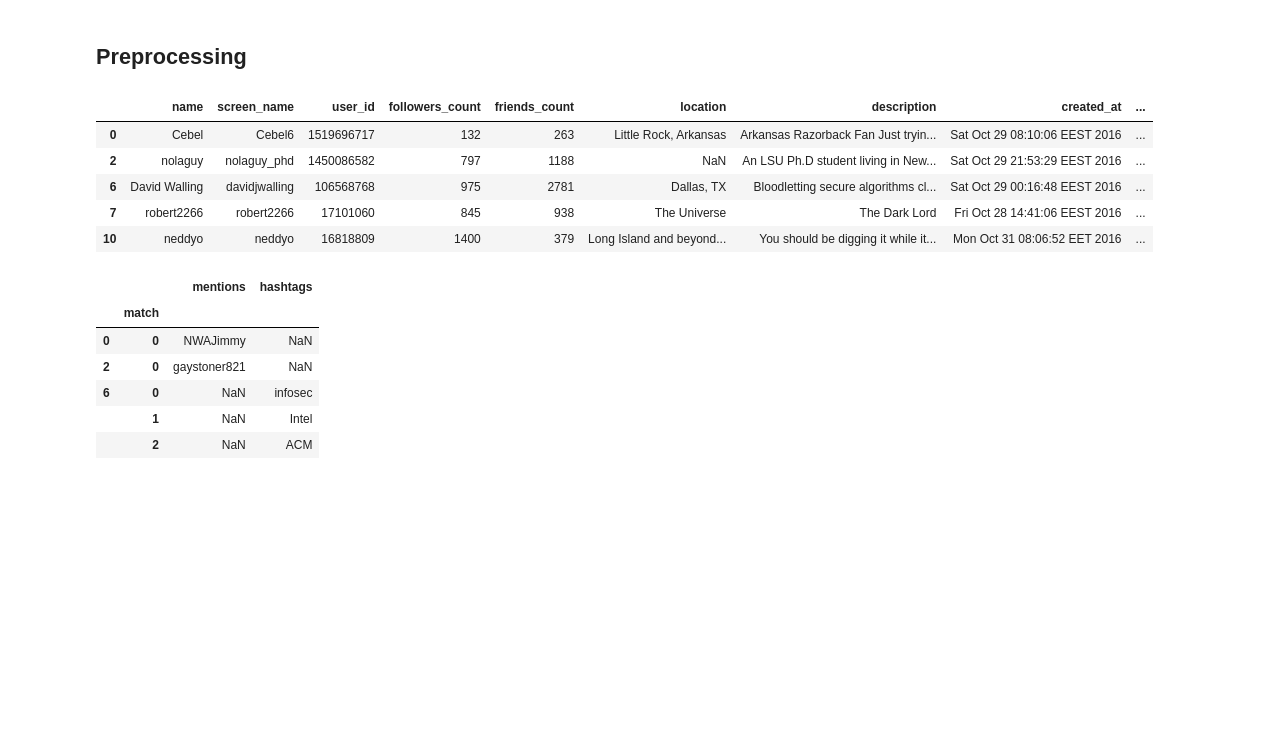
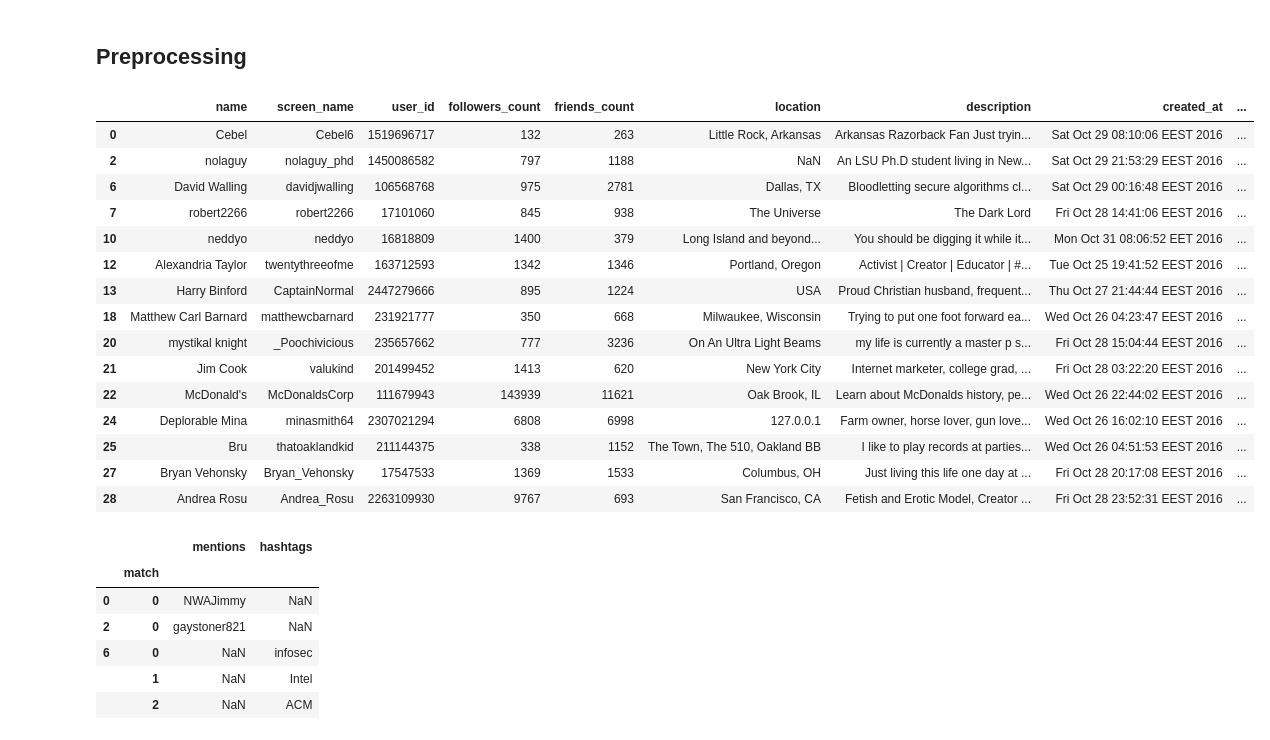
Before and after one commit to aaronenberg/clinton-trump-followers, a Jupyter notebook: csc177-project1.ipynb, the cells around one changed output. Drawn from its saved outputs; the diff is of its cells as text; code cells hidden in the pictures; blank space fills up the shorter version.

```diff
--- a/csc177-project1.ipynb
+++ b/csc177-project1.ipynb
@@ -6,6 +6,7 @@
 #### Group members: Aaron Enberg,
 # %%
 import pandas as pd
+pd.set_option('display.max_colwidth', -1)
 # %%
 column_names = ['Name', 'screen_Name', 'User_ID',
                 'Followers_Count', 'Friends_Count',
@@ -48,19 +49,29 @@ dtype: object
 # %% [markdown]
 ## Preprocessing
 # %%
-pattern = r'^RT'
+pattern = r'^RT\s'
 
 # matches retweets and removes them
 tweets = tweets[tweets.text.str.match(pattern) == False]
 # %%
-tweets.head()
+tweets.head(n = 15)
 # %% [output]
 |  | name | screen_name | user_id | followers_count | friends_count | location | description | created_at | ... |
 | 0 | Cebel | Cebel6 | 1519696717 | 132 | 263 | Little Rock, Arkansas | Arkansas Razorback Fan Just tryin... | Sat Oct 29 08:10:06 EEST 2016 | ... |
 | 2 | nolaguy | nolaguy_phd | 1450086582 | 797 | 1188 | NaN | An LSU Ph.D student living in New... | Sat Oct 29 21:53:29 EEST 2016 | ... |
 | 6 | David Walling | davidjwalling | 106568768 | 975 | 2781 | Dallas, TX | Bloodletting secure algorithms cl... | Sat Oct 29 00:16:48 EEST 2016 | ... |
 | 7 | robert2266 | robert2266 | 17101060 | 845 | 938 | The Universe | The Dark Lord | Fri Oct 28 14:41:06 EEST 2016 | ... |
 | 10 | neddyo | neddyo | 16818809 | 1400 | 379 | Long Island and beyond... | You should be digging it while it... | Mon Oct 31 08:06:52 EET 2016 | ... |
+| 12 | Alexandria Taylor | twentythreeofme | 163712593 | 1342 | 1346 | Portland, Oregon | Activist | Creator | Educator | #... | Tue Oct 25 19:41:52 EEST 2016 | ... |
+| 13 | Harry Binford | CaptainNormal | 2447279666 | 895 | 1224 | USA | Proud Christian husband, frequent... | Thu Oct 27 21:44:44 EEST 2016 | ... |
+| 18 | Matthew Carl Barnard | matthewcbarnard | 231921777 | 350 | 668 | Milwaukee, Wisconsin | Trying to put one foot forward ea... | Wed Oct 26 04:23:47 EEST 2016 | ... |
+| 20 | mystikal knight | _Poochivicious | 235657662 | 777 | 3236 | On An Ultra Light Beams | my life is currently a master p s... | Fri Oct 28 15:04:44 EEST 2016 | ... |
+| 21 | Jim Cook | valukind | 201499452 | 1413 | 620 | New York City | Internet marketer, college grad, ... | Fri Oct 28 03:22:20 EEST 2016 | ... |
+| 22 | McDonald's | McDonaldsCorp | 111679943 | 143939 | 11621 | Oak Brook, IL | Learn about McDonalds history, pe... | Wed Oct 26 22:44:02 EEST 2016 | ... |
+| 24 | Deplorable Mina | minasmith64 | 2307021294 | 6808 | 6998 | 127.0.0.1 | Farm owner, horse lover, gun love... | Wed Oct 26 16:02:10 EEST 2016 | ... |
+| 25 | Bru | thatoaklandkid | 211144375 | 338 | 1152 | The Town, The 510, Oakland BB | I like to play records at parties... | Wed Oct 26 04:51:53 EEST 2016 | ... |
+| 27 | Bryan Vehonsky | Bryan_Vehonsky | 17547533 | 1369 | 1533 | Columbus, OH | Just living this life one day at ... | Fri Oct 28 20:17:08 EEST 2016 | ... |
+| 28 | Andrea Rosu | Andrea_Rosu | 2263109930 | 9767 | 693 | San Francisco, CA | Fetish and Erotic Model, Creator ... | Fri Oct 28 23:52:31 EEST 2016 | ... |
 # %%
 # match all hashtags and mentions in a tweet, ignoring possible email addresses
 pattern = r'(?<=^|(?<=[^a-zA-Z0-9-\.]))@([A-Za-z_]+[A-Za-z0-9_]+)|(?<=^|(?<=[^a-zA-Z0-9-\.]))#([A-Za-z_]+[A-Za-z0-9_]+)'
```
Also changed, not shown: parts of 19 cells of this notebook.
